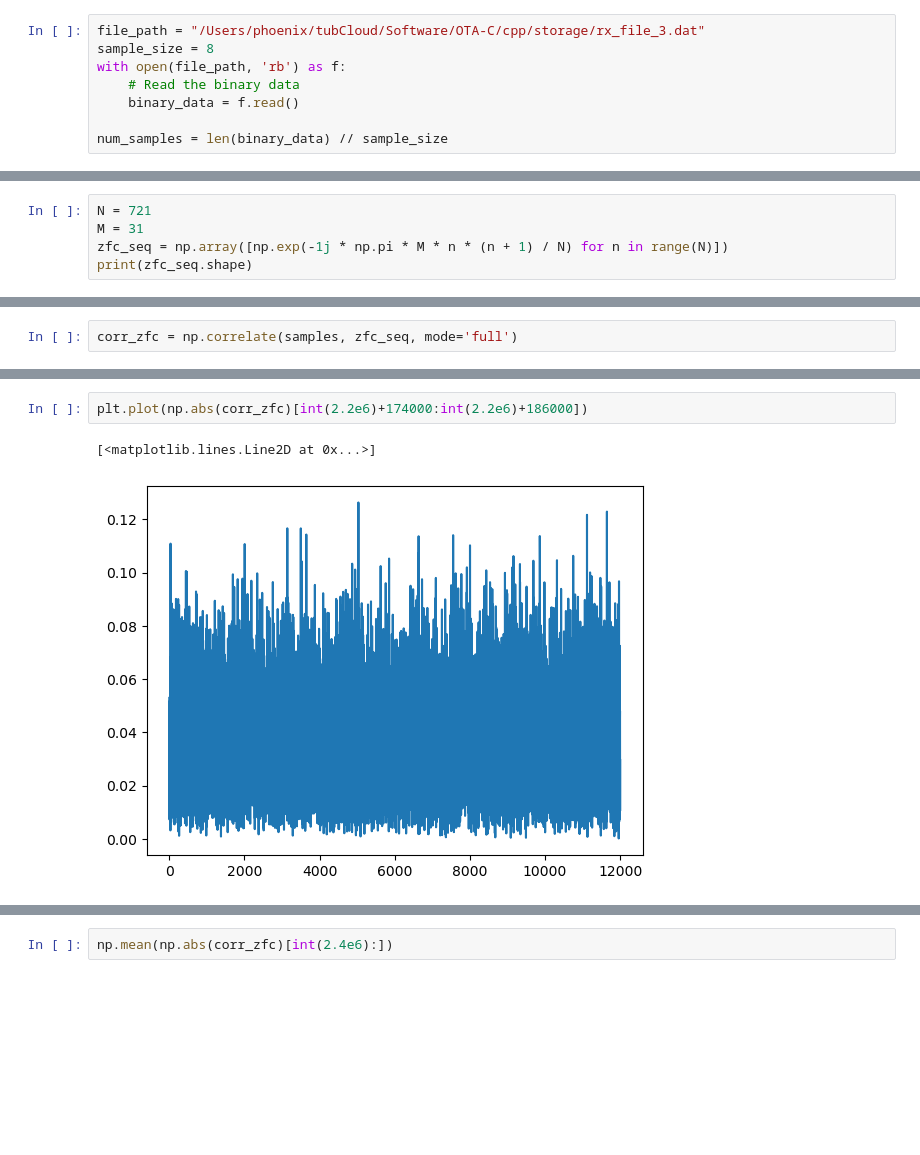
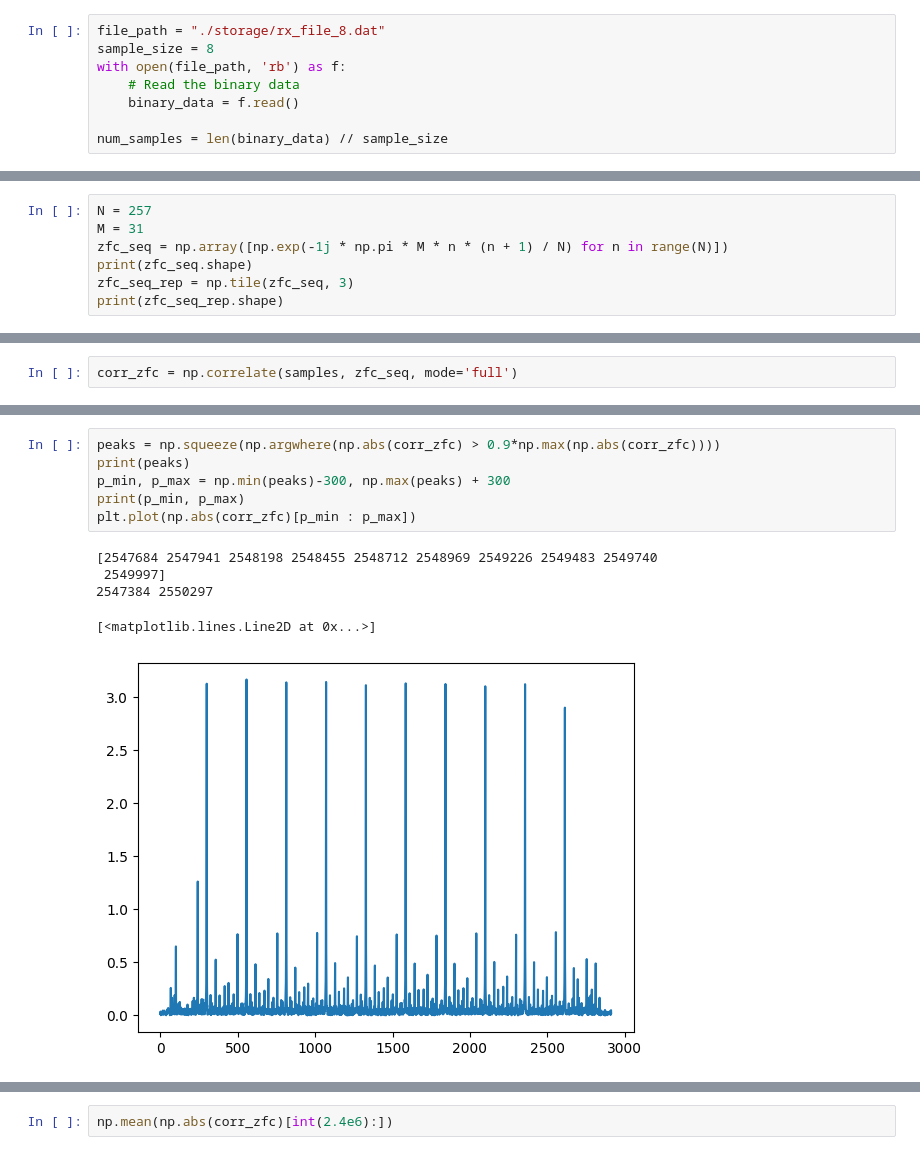
Before and after one commit to navya-xx/OTA-C, a Jupyter notebook: cpp/test_zfc_rx.ipynb, the cells around one changed output, grey strips where cells are left out. Cells and saved outputs as stored; diff of their text form; blank space fills up the shorter version.

```diff
--- a/cpp/test_zfc_rx.ipynb
+++ b/cpp/test_zfc_rx.ipynb
@@ -2,7 +2,7 @@
 import numpy as np
 import struct
 # %%
-file_path = "/Users/phoenix/tubCloud/Software/OTA-C/cpp/storage/rx_file_3.dat"
+file_path = "./storage/rx_file_8.dat"
 sample_size = 8
 with open(file_path, 'rb') as f:
     # Read the binary data
@@ -40,6 +28,8 @@ plt.plot(np.abs(samples))
 # %%
-N = 721
+N = 257
 M = 31
 zfc_seq = np.array([np.exp(-1j * np.pi * M * n * (n + 1) / N) for n in range(N)])
 print(zfc_seq.shape)
+zfc_seq_rep = np.tile(zfc_seq, 3)
+print(zfc_seq_rep.shape)
 # %% [output]
@@ -54,5 +45,12 @@ plt.plot(np.abs(corr_zfc))
 # %%
-plt.plot(np.abs(corr_zfc)[int(2.2e6)+174000:int(2.2e6)+186000])
+peaks = np.squeeze(np.argwhere(np.abs(corr_zfc) > 0.9*np.max(np.abs(corr_zfc))))
+print(peaks)
+p_min, p_max = np.min(peaks)-300, np.max(peaks) + 300
+print(p_min, p_max)
+plt.plot(np.abs(corr_zfc)[p_min : p_max])
 # %% [output]
-[<matplotlib.lines.Line2D at 0x...>]
+[2547684 2547941 2548198 2548455 2548712 2548969 2549226 2549483 2549740
+ 2549997]
+2547384 2550297
+[<matplotlib.lines.Line2D at 0x...>]
-[figure, old version]
+[figure, new version]
```
Also changed, not shown: parts of 8 cells of this notebook, 3 other files.
